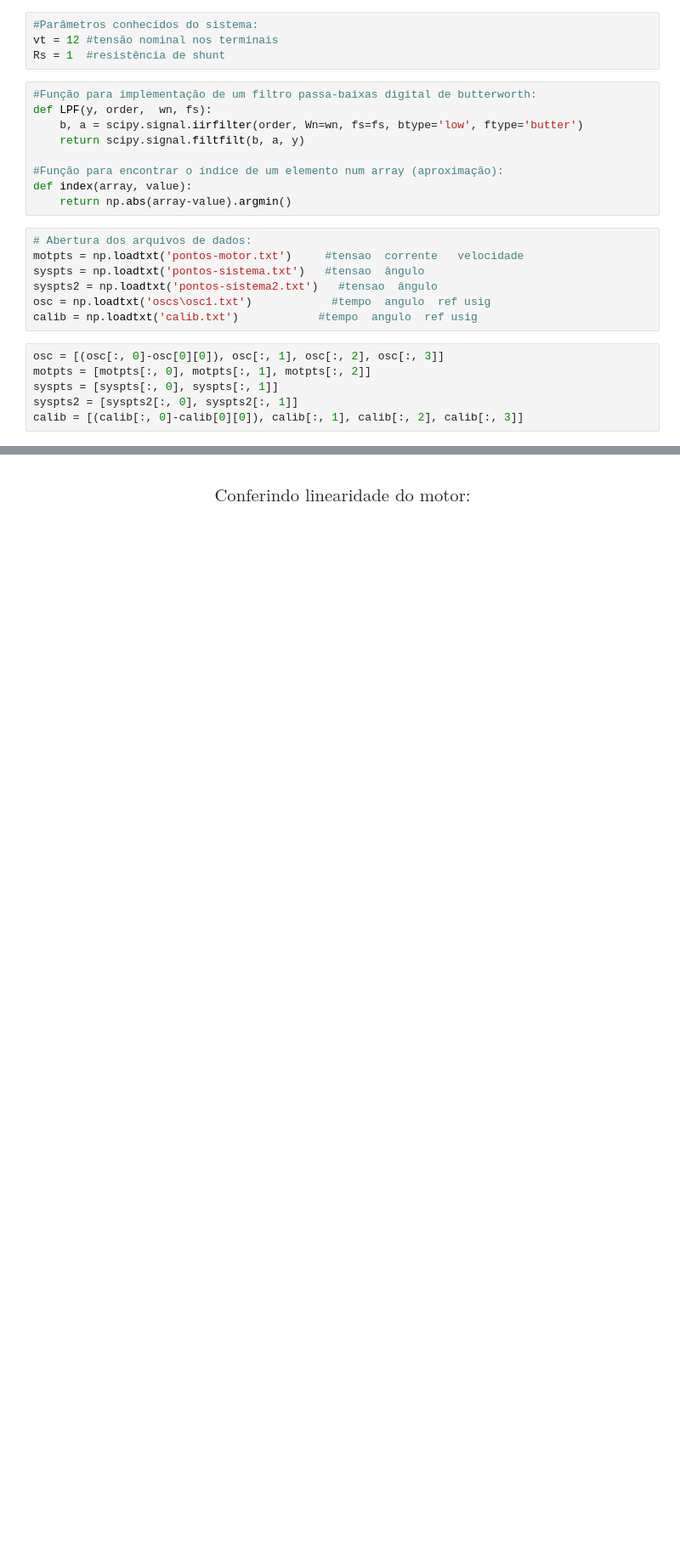
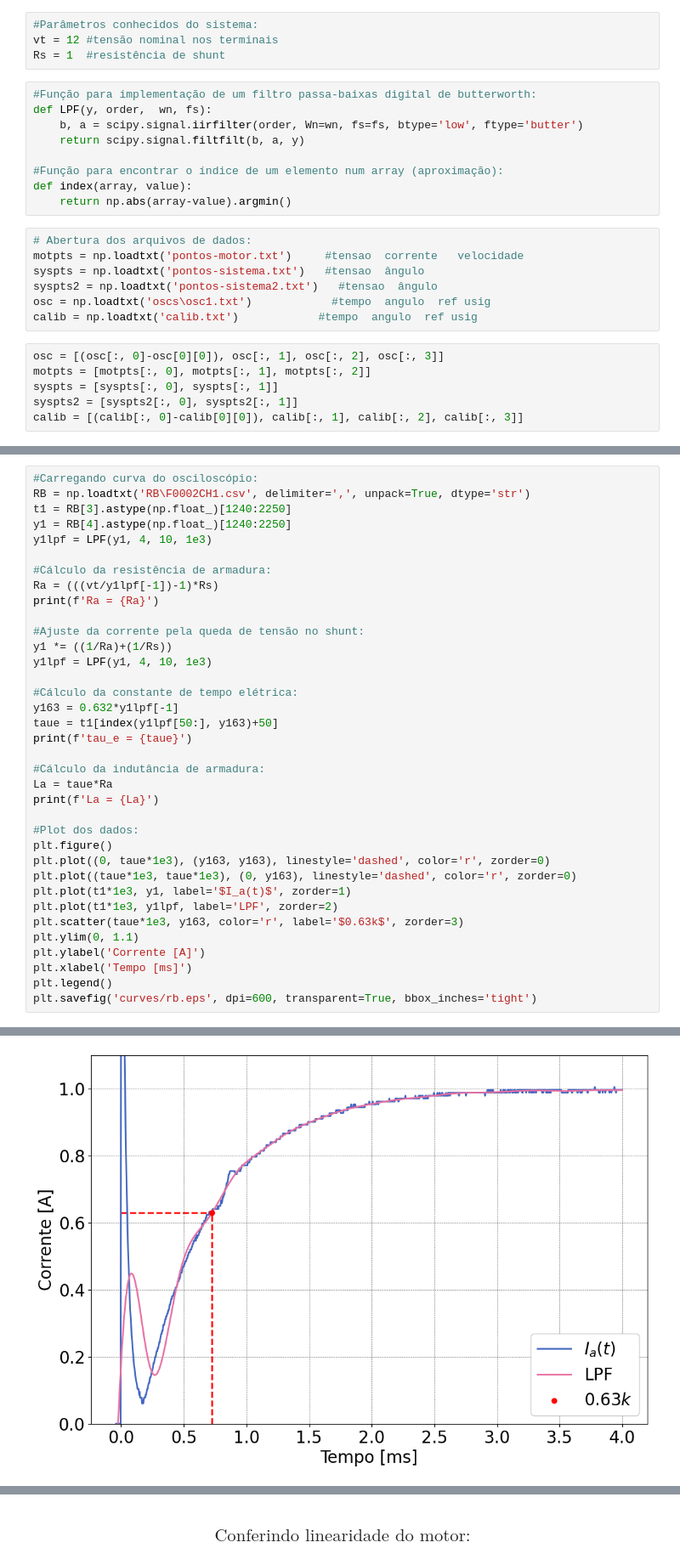
Before and after one commit to ErickNMA/LCD, a Jupyter notebook: ensaios_planta/fan-plate_analisys.ipynb, the cells around one changed output, grey strips where cells are left out. Shown: that part at 85% size. Cells and saved outputs as stored; diff of their text form; blank space fills up the shorter version.

```diff
--- a/ensaios_planta/fan-plate_analisys.ipynb
+++ b/ensaios_planta/fan-plate_analisys.ipynb
@@ -44,0 +47,37 @@ calib = [(calib[:, 0]-calib[0][0]), calib[:, 1], calib[:, 2], calib[:, 3]]
+# %%
+#Carregando curva do osciloscópio:
+RB = np.loadtxt('RB\F0002CH1.csv', delimiter=',', unpack=True, dtype='str')
+t1 = RB[3].astype(np.float_)[1240:2250]
+y1 = RB[4].astype(np.float_)[1240:2250]
+y1lpf = LPF(y1, 4, 10, 1e3)
+
+#Cálculo da resistência de armadura:
+Ra = (((vt/y1lpf[-1])-1)*Rs)
+print(f'Ra = {Ra}')
+
+#Ajuste da corrente pela queda de tensão no shunt:
+y1 *= ((1/Ra)+(1/Rs))
+y1lpf = LPF(y1, 4, 10, 1e3)
+
+#Cálculo da constante de tempo elétrica:
+y163 = 0.632*y1lpf[-1]
+taue = t1[index(y1lpf[50:], y163)+50]
+print(f'tau_e = {taue}')
+
+#Cálculo da indutância de armadura:
+La = taue*Ra
+print(f'La = {La}')
+
+#Plot dos dados:
+plt.figure()
+plt.plot((0, taue*1e3), (y163, y163), linestyle='dashed', color='r', zorder=0)
+plt.plot((taue*1e3, taue*1e3), (0, y163), linestyle='dashed', color='r', zorder=0)
+plt.plot(t1*1e3, y1, label='$I_a(t)$', zorder=1)
+plt.plot(t1*1e3, y1lpf, label='LPF', zorder=2)
+plt.scatter(taue*1e3, y163, color='r', label='$0.63k$', zorder=3)
+plt.ylim(0, 1.1)
+plt.ylabel('Corrente [A]')
+plt.xlabel('Tempo [ms]')
+plt.legend()
+plt.savefig('curves/rb.eps', dpi=600, transparent=True, bbox_inches='tight')
+# %% [output]
@@ -44,0 +88 @@ calib = [(calib[:, 0]-calib[0][0]), calib[:, 1], calib[:, 2], calib[:, 3]]
+[figure, added]
```
Also changed, not shown: parts of 18 cells of this notebook, 5 other files.
